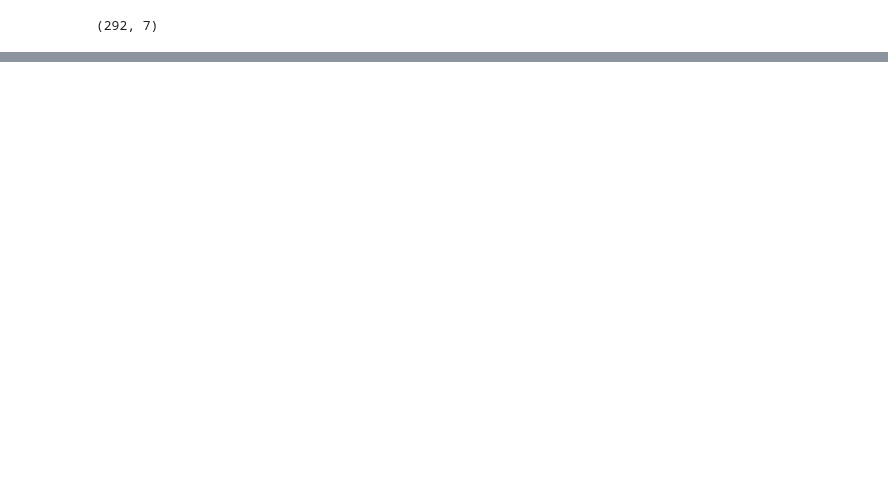
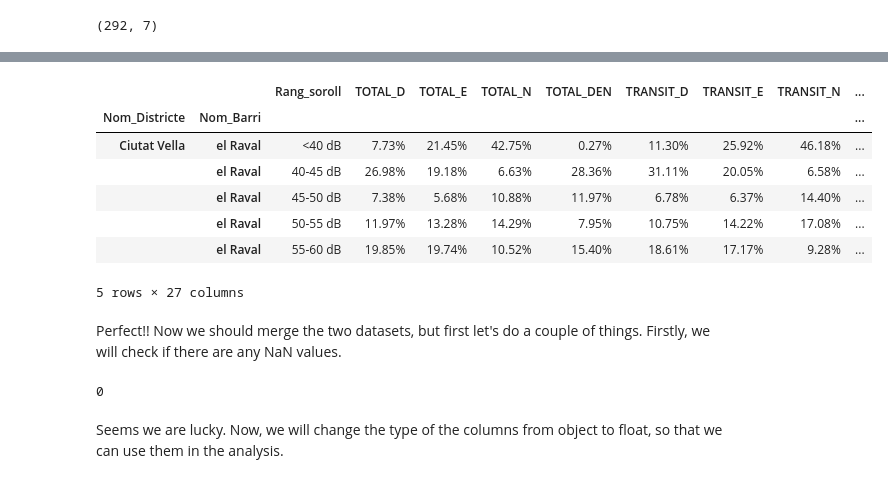
Before and after one commit to Jony12rb/JumpChall, a Jupyter notebook: analysis.ipynb, the cells around one changed output, grey strips where cells are left out. Cells and saved outputs as stored; diff of their text form; code cells hidden in the pictures; blank space fills up the shorter version.

```diff
--- a/analysis.ipynb
+++ b/analysis.ipynb
@@ -103,0 +280,3 @@ We observe that the cardinality is what we expected. Now
+# %%
+nopolldf = pd.read_csv('2017_poblacio_exposada_barris_mapa_estrategic_soroll_bcn_long.csv')
+nopolldf.head()
@@ -103,0 +296,24 @@ We observe that the cardinality is what we expected. Now
+# %%
+# Remove the columns "Codi_Districte" and "Codi_Barri"
+nopolldf.drop(["Codi_Districte", "Codi_Barri"], axis=1, inplace=True)
+# %%
+# Get the unique values of "Concepte"
+concepts = nopolldf["Concepte"].unique()
+
+df_array = []
+
+# split the DataFrame by "Concepte"
+for concept in concepts:
+    temp = nopolldf.loc[nopolldf["Concepte"] == concept].copy()
+    temp.columns = ["Nom_Districte", "Nom_Barri", "Concept", "Rang_soroll", concept]
+    temp.drop(["Concept"], axis=1, inplace=True)
+    df_array.append(temp)
+
+nopolldf_reshaped = df_array[0]
+
+# merge the DataFrames
+for i in range(1, len(df_array)):
+    nopolldf_reshaped = pd.merge(nopolldf_reshaped, df_array[i], how = "inner", on= ["Nom_Barri", "Nom_Districte", "Rang_soroll"], suffixes=("", "_y"))
+
+
+nopolldf_reshaped.head()
@@ -103,0 +328,22 @@ We observe that the cardinality is what we expected. Now
+# %%
+#multiindex based on "Nom_Districte" and "Nom_Barri"
+nopolldf_reshaped.set_index(["Nom_Districte", "Nom_Barri"], inplace=True)
+# %%
+nopolldf_reshaped.head()
+# %% [output]
+|  |  | Rang_soroll | TOTAL_D | TOTAL_E | TOTAL_N | TOTAL_DEN | TRANSIT_D | TRANSIT_E | TRANSIT_N | ... |
+| Nom_Districte | Nom_Barri |  |  |  |  |  |  |  |  | ... |
+| Ciutat Vella | el Raval | <40 dB | 7.73% | 21.45% | 42.75% | 0.27% | 11.30% | 25.92% | 46.18% | ... |
+|  | el Raval | 40-45 dB | 26.98% | 19.18% | 6.63% | 28.36% | 31.11% | 20.05% | 6.58% | ... |
+|  | el Raval | 45-50 dB | 7.38% | 5.68% | 10.88% | 11.97% | 6.78% | 6.37% | 14.40% | ... |
+|  | el Raval | 50-55 dB | 11.97% | 13.28% | 14.29% | 7.95% | 10.75% | 14.22% | 17.08% | ... |
+|  | el Raval | 55-60 dB | 19.85% | 19.74% | 10.52% | 15.40% | 18.61% | 17.17% | 9.28% | ... |
+5 rows × 27 columns
+# %% [markdown]
+Perfect!! Now we should merge the two datasets, but first let's do a couple of things. Firstly, we will check if there are any NaN values.
+# %%
+nopolldf_reshaped.isna().sum().sum()
+# %% [output]
+0
+# %% [markdown]
+Seems we are lucky. Now, we will change the type of the columns from object to float, so that we can use them in the analysis.
```
Also changed, not shown: parts of 63 cells of this notebook, 2 other files.
